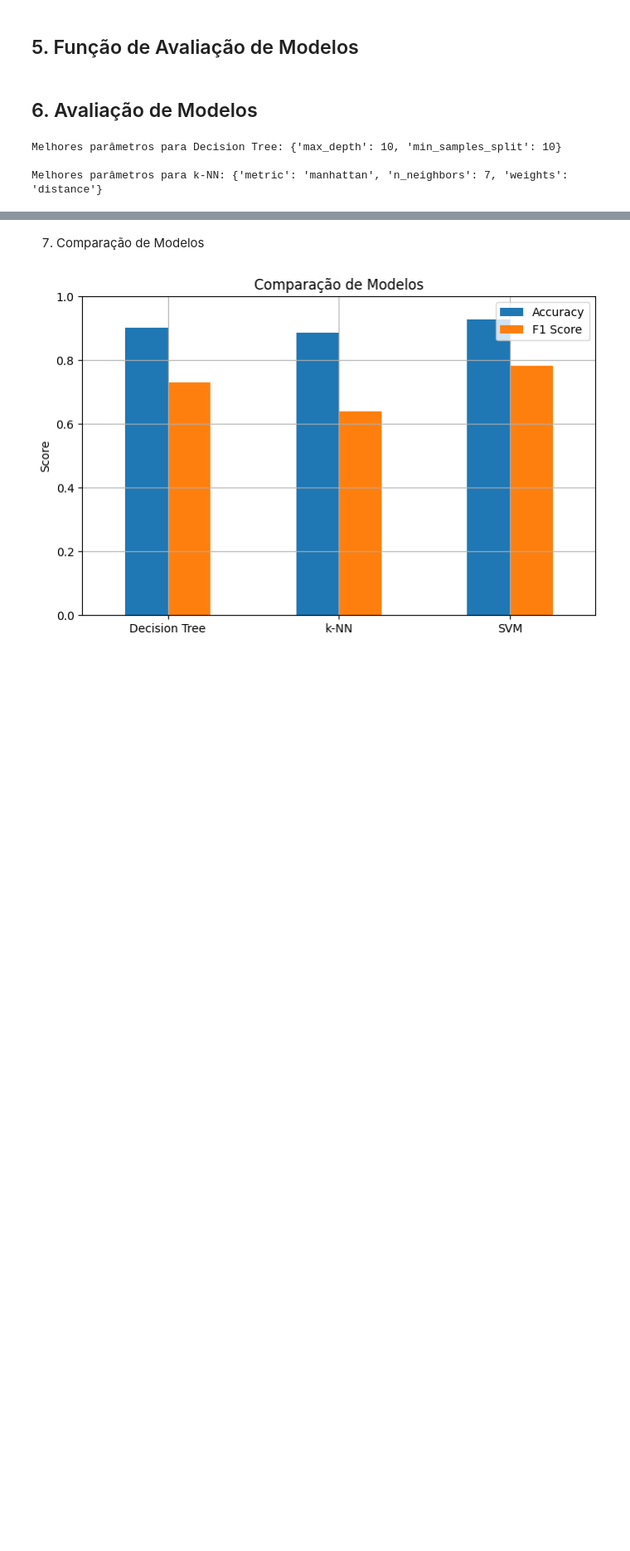
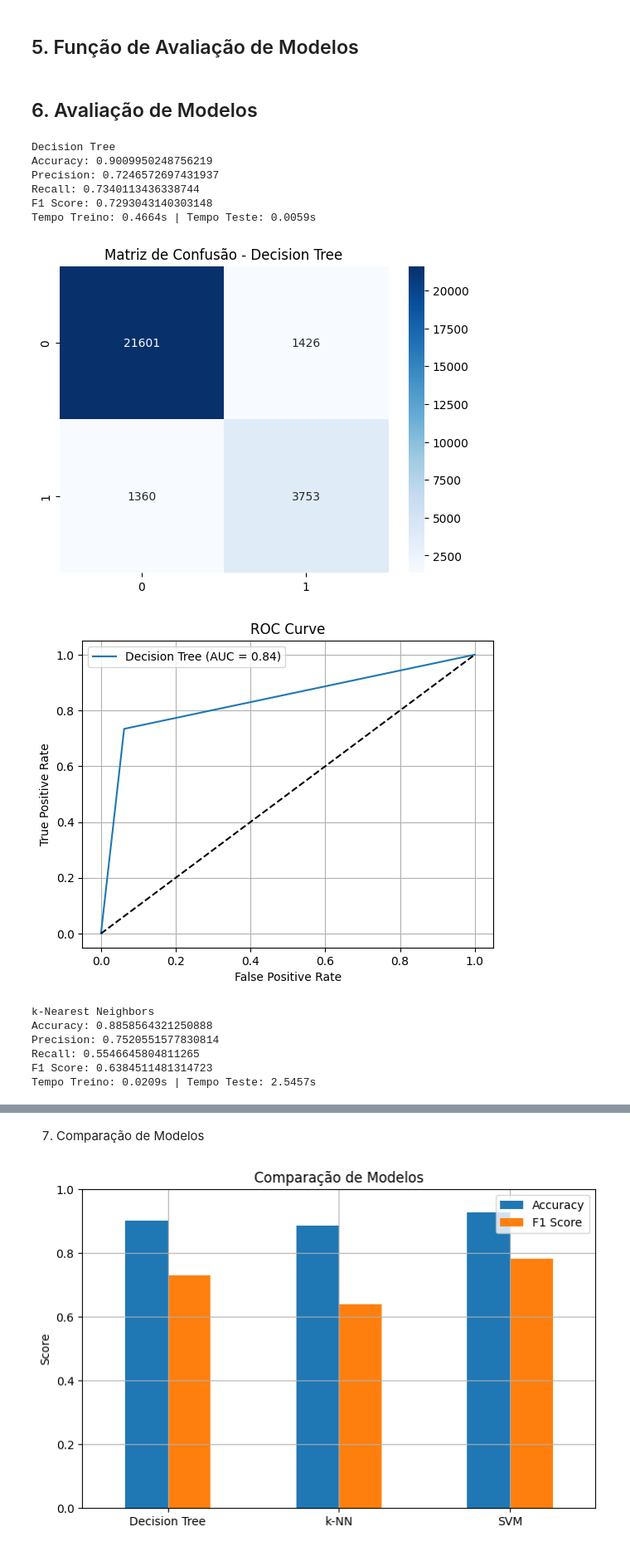
Before and after one commit to franciscoafonso04/IA-Vault, a Jupyter notebook: Project2/projeto_mental_health.ipynb, the cells around one changed output, grey strips where cells are left out. Shown: that part at 83% size. Cells and saved outputs as stored; diff of their text form; code cells hidden in the pictures; blank space fills up the shorter version.

Commit message:
Avaliação de modelos a funcionar sem os melhores parametros

```diff
--- a/Project2/projeto_mental_health.ipynb
+++ b/Project2/projeto_mental_health.ipynb
@@ -282,11 +282,22 @@ def avaliar_modelo(modelo, nome):
 # %%
 acc_f1_scores = {}
 
-acc_f1_scores['Decision Tree'] = avaliar_modelo(grid_dt.best_estimator_, "Decision Tree")
-acc_f1_scores['k-NN'] = avaliar_modelo(grid_knn.best_estimator_, "k-Nearest Neighbors")
-acc_f1_scores['SVM'] = avaliar_modelo(grid_svm.best_estimator_, "Support Vector Machine")
-acc_f1_scores['Neural Net'] = avaliar_modelo(grid_mlp.best_estimator_, "Neural Network")
+acc_f1_scores['Decision Tree'] = avaliar_modelo(DecisionTreeClassifier(random_state=42), "Decision Tree")
+acc_f1_scores['k-NN'] = avaliar_modelo(KNeighborsClassifier(n_neighbors=5), "k-Nearest Neighbors")
+acc_f1_scores['SVM'] = avaliar_modelo(SVC(kernel='rbf', probability=True, random_state=42), "Support Vector Machine")
+acc_f1_scores['Neural Net'] = avaliar_modelo(MLPClassifier(hidden_layer_sizes=(50,), max_iter=1000, random_state=42), "Neural Network")
 # %% [output]
-Melhores parâmetros para Decision Tree: {'max_depth': 10, 'min_samples_split': 10}
-
-Melhores parâmetros para k-NN: {'metric': 'manhattan', 'n_neighbors': 7, 'weights': 'distance'}
+Decision Tree
+Accuracy: 0.9009950248756219
+Precision: 0.7246572697431937
+Recall: 0.7340113436338744
+F1 Score: 0.7293043140303148
+Tempo Treino: 0.4664s | Tempo Teste: 0.0059s
+[figure, added]
+[figure, added]
+k-Nearest Neighbors
+Accuracy: 0.8858564321250888
+Precision: 0.7520551577830814
+Recall: 0.5546645804811265
+F1 Score: 0.6384511481314723
+Tempo Treino: 0.0209s | Tempo Teste: 2.5457s
```
Also changed, not shown: parts of 1 cell of this notebook.
